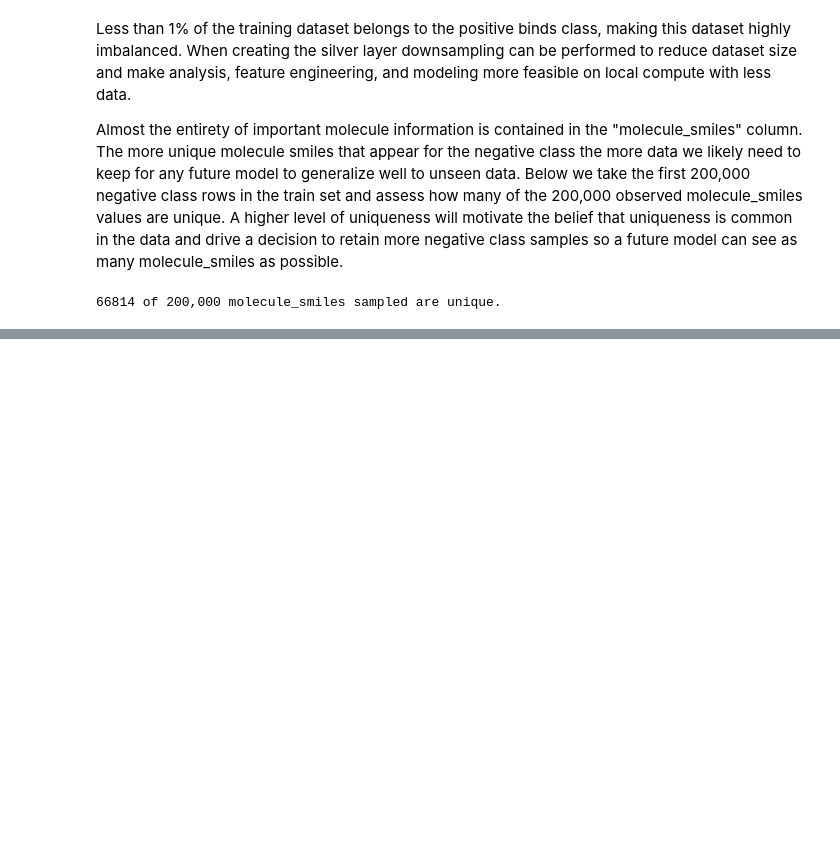
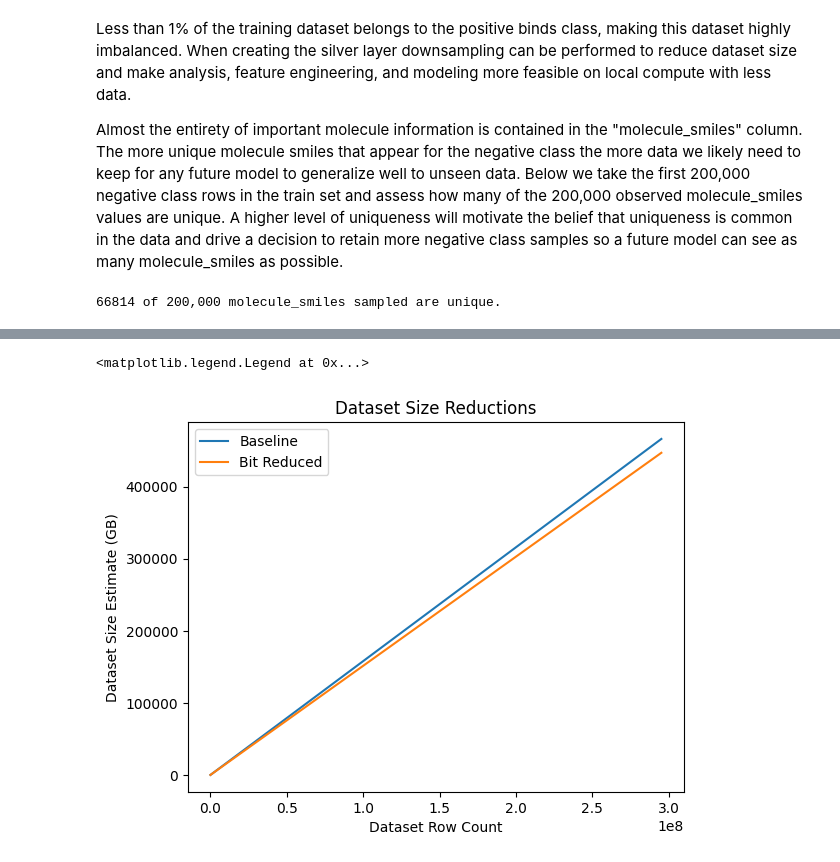
Before and after one commit to btcain4/leash-bio-ai, a Jupyter notebook: notebooks/03_silver_eda.ipynb, the cells around one changed output, grey strips where cells are left out. Drawn from its saved outputs; the diff is of its cells as text; code cells hidden in the pictures; blank space fills up the shorter version.

```diff
--- a/notebooks/03_silver_eda.ipynb
+++ b/notebooks/03_silver_eda.ipynb
@@ -80,0 +138,25 @@ shape: (5, 8)
+# %%
+bit_reduce_df = (train_df.select("id",
+                                 "buildingblock1_smiles",
+                                 "buildingblock2_smiles",
+                                 "buildingblock3_smiles",
+                                 "molecule_smiles",
+                                 "protein_name",
+                                 pl.col("binds").cast(pl.Int8))
+                 .head(n=10000)
+                 .collect())
+bit_reduce_gb = bit_reduce_df.estimated_size("gb")
+bit_reduce_gb_l = bit_reduce_gb * data_step
+# %%
+plt.plot(data_step, baseline_gb_l, label='Baseline')
+plt.plot(data_step, bit_reduce_gb_l, label='Bit Reduced')
+
+plt.xlabel("Dataset Row Count")
+plt.ylabel("Dataset Size Estimate (GB)")
+
+plt.title("Dataset Size Reductions")
+
+plt.legend()
+# %% [output]
+<matplotlib.legend.Legend at 0x...>
+[figure, added]
```
Also changed, not shown: parts of 14 cells of this notebook.
